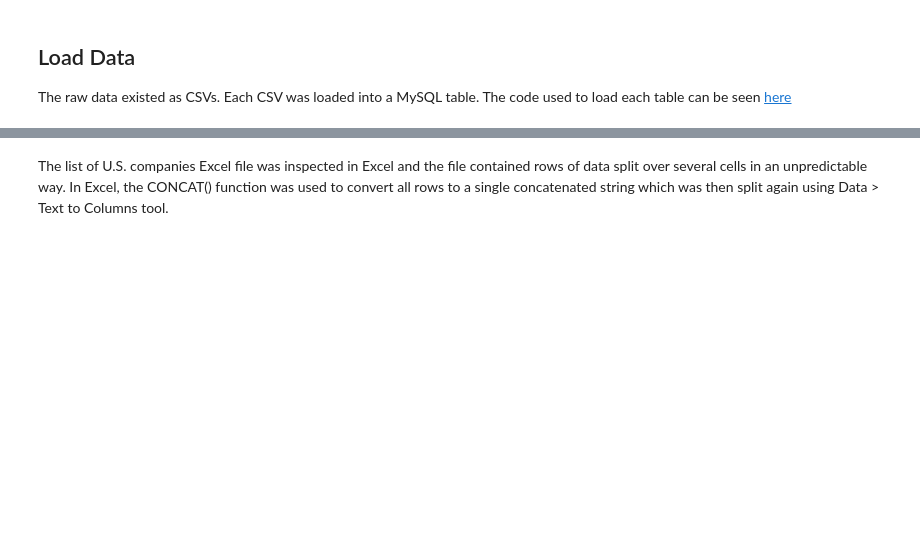
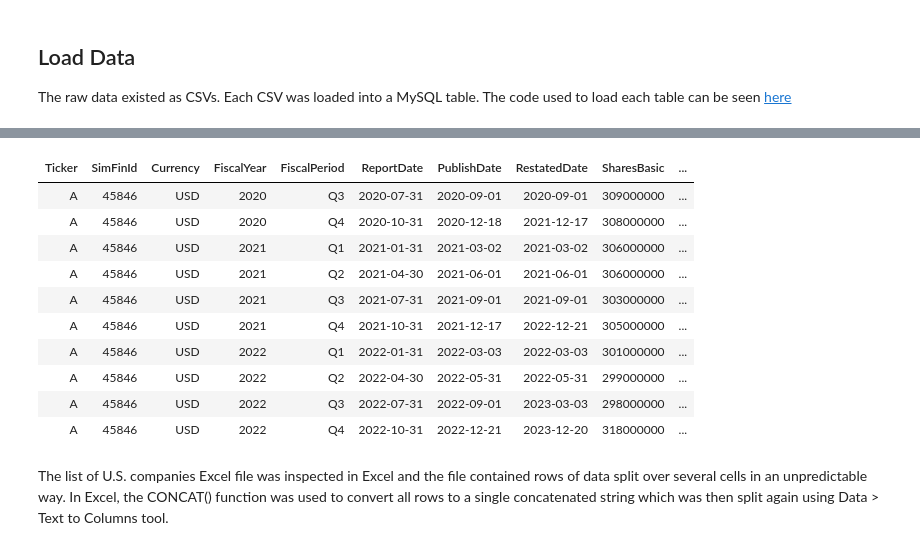
Before and after one commit to aaron-san/fundamentals-db-simfin-mysql, a Jupyter notebook: index.ipynb, the cells around one changed output, grey strips where cells are left out. Cells and saved outputs as stored; diff of their text form; code cells hidden in the pictures; blank space fills up the shorter version.

```diff
--- a/index.ipynb
+++ b/index.ipynb
@@ -103,3 +152,43 @@ SELECT * FROM us_balance_quarterly
+# %%
+
+from IPython.display import HTML, display
+import json
+import mysql.connector
+import pandas as pd
+
+with open("mysql_creds.json") as f:
+    creds = json.load(f)
+
+conn = mysql.connector.connect(
+    host=creds["host"],
+    user=creds["user"],
+    password=creds["password"],
+    database=creds["database"],
+    auth_plugin="mysql_native_password"
+)
+
+query = """
+SELECT *
+FROM us_balance_quarterly
+LIMIT 10;
+"""
+
+cursor = conn.cursor()
+cursor.execute(query)
+df = pd.DataFrame(cursor.fetchall(), columns=[desc[0] for desc in cursor.description])
+HTML(df.to_html(index=False))
+# %% [output]
+| Ticker | SimFinId | Currency | FiscalYear | FiscalPeriod | ReportDate | PublishDate | RestatedDate | SharesBasic | ... |
+| A | 45846 | USD | 2020 | Q3 | 2020-07-31 | 2020-09-01 | 2020-09-01 | 309000000 | ... |
+| A | 45846 | USD | 2020 | Q4 | 2020-10-31 | 2020-12-18 | 2021-12-17 | 308000000 | ... |
+| A | 45846 | USD | 2021 | Q1 | 2021-01-31 | 2021-03-02 | 2021-03-02 | 306000000 | ... |
+| A | 45846 | USD | 2021 | Q2 | 2021-04-30 | 2021-06-01 | 2021-06-01 | 306000000 | ... |
+| A | 45846 | USD | 2021 | Q3 | 2021-07-31 | 2021-09-01 | 2021-09-01 | 303000000 | ... |
+| A | 45846 | USD | 2021 | Q4 | 2021-10-31 | 2021-12-17 | 2022-12-21 | 305000000 | ... |
+| A | 45846 | USD | 2022 | Q1 | 2022-01-31 | 2022-03-03 | 2022-03-03 | 301000000 | ... |
+| A | 45846 | USD | 2022 | Q2 | 2022-04-30 | 2022-05-31 | 2022-05-31 | 299000000 | ... |
+| A | 45846 | USD | 2022 | Q3 | 2022-07-31 | 2022-09-01 | 2023-03-03 | 298000000 | ... |
+| A | 45846 | USD | 2022 | Q4 | 2022-10-31 | 2022-12-21 | 2023-12-20 | 318000000 | ... |
 # %% [markdown]
 The list of U.S. companies Excel file was inspected in Excel and the file contained rows of data split over several cells in an unpredictable way. In Excel, the CONCAT() function was used to convert all rows to a single concatenated string which was then split again using Data > Text to Columns tool.
 # %% [markdown]
```
Also changed, not shown: parts of 21 cells of this notebook, 5 other files.
